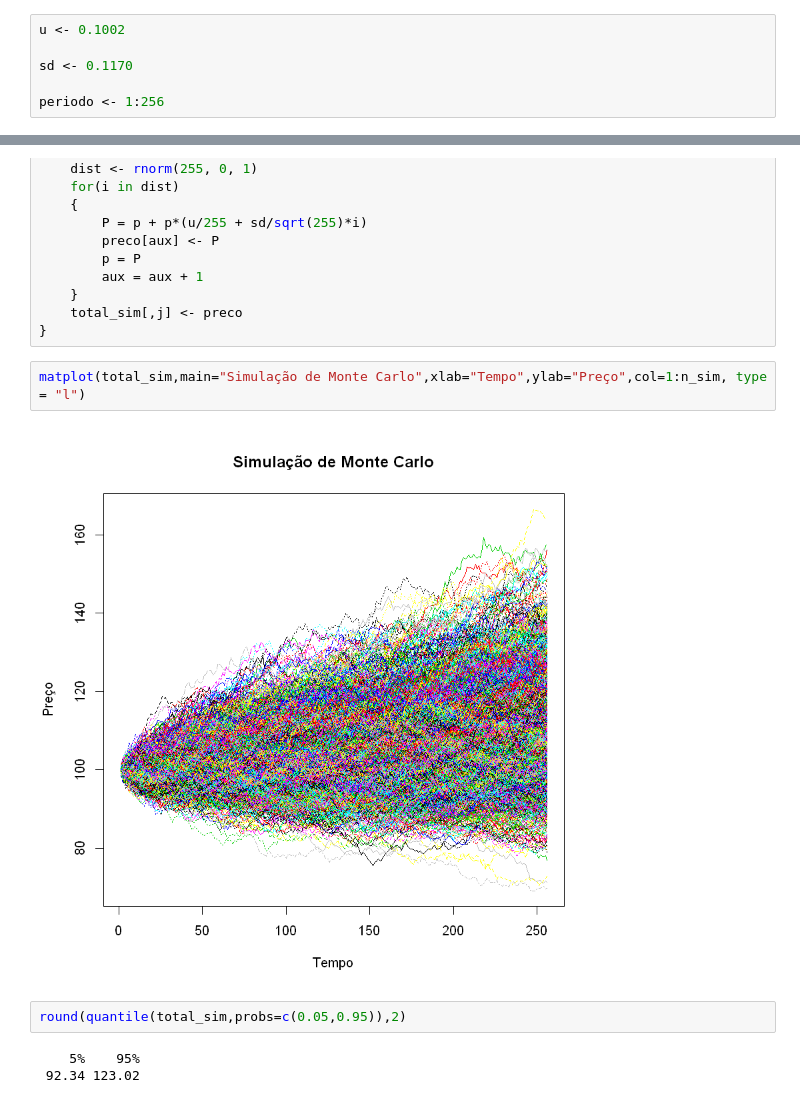
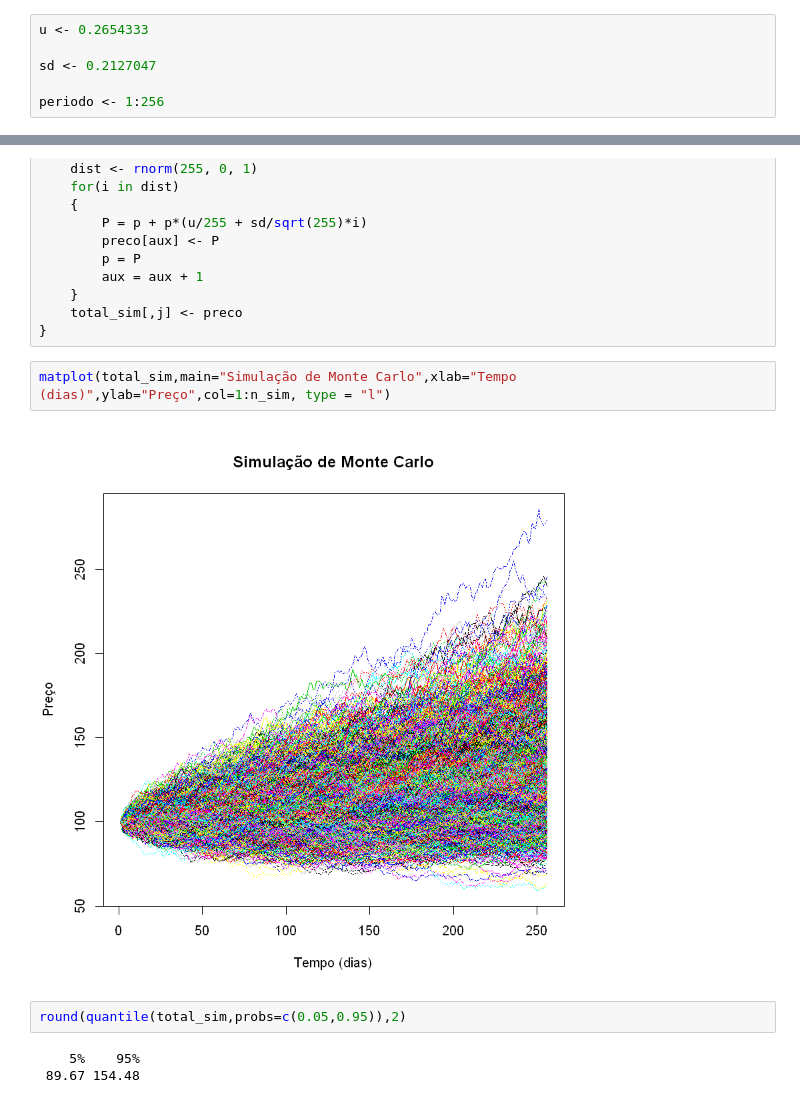
Before and after one commit to GabrielMarquezMatte/Meus-Arquivos, a Jupyter notebook: Ações e opções/Simulação Monte Carlo.ipynb, the cells around one changed output, grey strips where cells are left out. Saved outputs shown, nothing was run; the diff lists cells and outputs as text.

```diff
--- a/Ações e opções/Simulação Monte Carlo.ipynb
+++ b/Ações e opções/Simulação Monte Carlo.ipynb
@@ -20,7 +20,7 @@ plot(x,y,pch='.',col=ifelse(dentro_circulo,"red","white")
 # %%
-u <- 0.1002
+u <- 0.2654333
 
-sd <- 0.1170
+sd <- 0.2127047
 
 periodo <- 1:256
 # %%
@@ -43,14 +43,14 @@ for(j in 1:n_sim){
     total_sim[,j] <- preco
 }
 # %%
-matplot(total_sim,main="Simulação de Monte Carlo",xlab="Tempo",ylab="Preço",col=1:n_sim, type = "l")
+matplot(total_sim,main="Simulação de Monte Carlo",xlab="Tempo (dias)",ylab="Preço",col=1:n_sim, type = "l")
 # %% [output]
-[figure, old version]
+[figure, new version]
 # %%
 round(quantile(total_sim,probs=c(0.05,0.95)),2)
 # %% [output]
     5%    95%
- 92.34 123.02
+ 89.67 154.48
 # %%
 Ug <- (1+u)^(1/255)-1
 VaR5 <- round((1-exp(-1.65*sd/sqrt(255)+Ug))*100,3)
```
Also changed, not shown: parts of 5 cells of this notebook, 4 other files.
